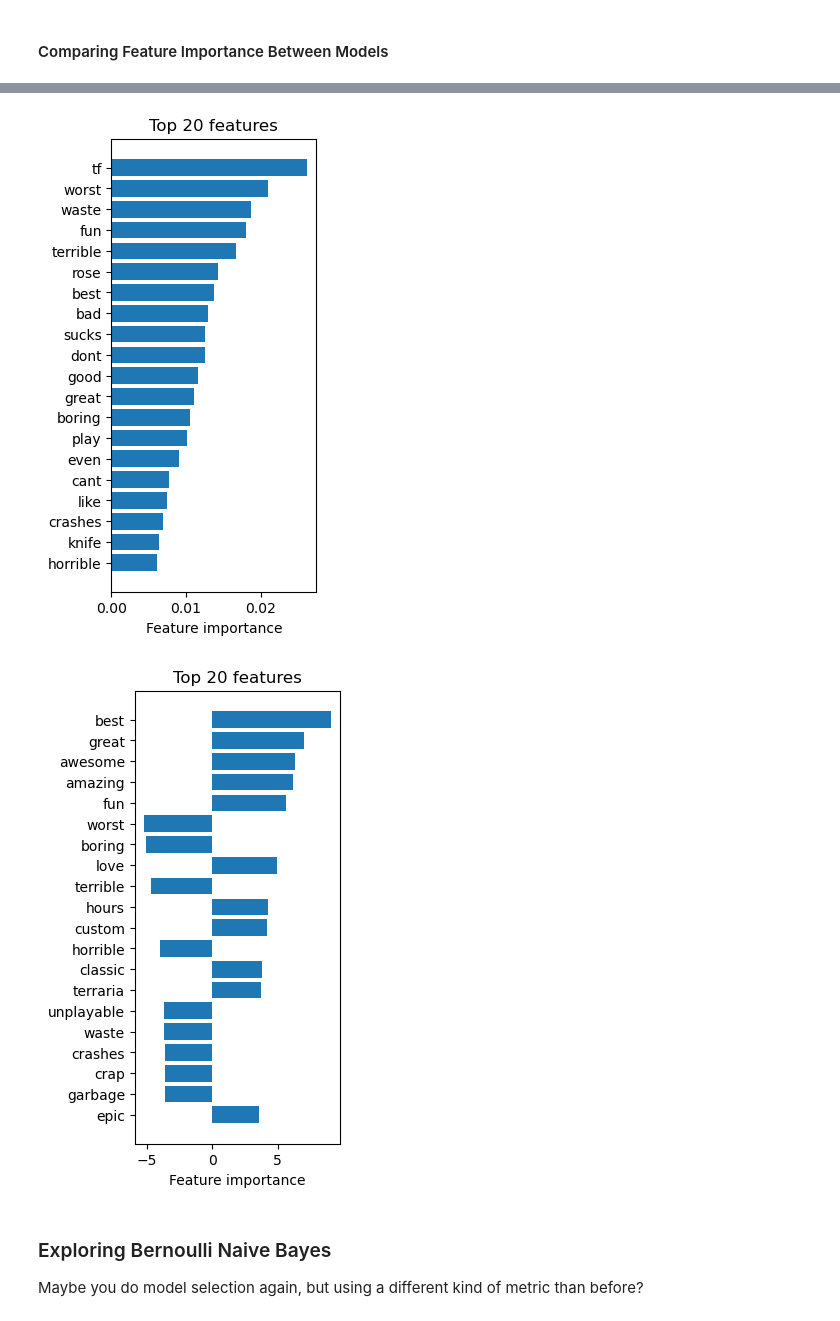
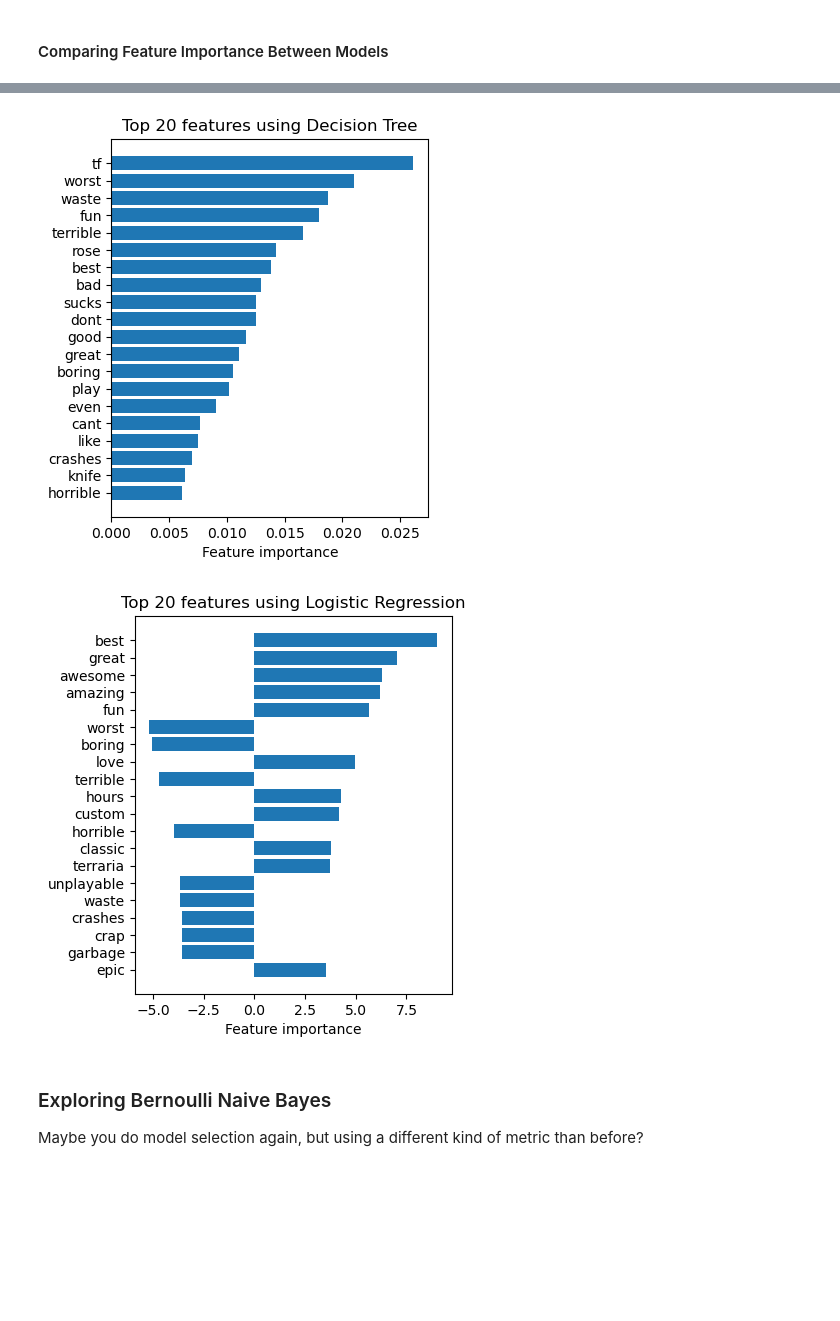
Before and after one commit to lilly-pad/Group025-Sp22, a Jupyter notebook: FinalProject_group025.ipynb, the cells around one changed output, grey strips where cells are left out. Drawn from its saved outputs; the diff is of its cells as text; code cells hidden in the pictures; blank space fills up the shorter version.

```diff
--- a/FinalProject_group025.ipynb
+++ b/FinalProject_group025.ipynb
@@ -395,33 +414,33 @@ plot_top_words(model, feature_names, n_top_words, colormap='plasma'):
 # %%
+
 n = 20 # Decision Tree
 
 features = classifier3['vect'].get_feature_names_out()
 importance = classifier3._final_estimator.feature_importances_.argsort()[::-1][:n]# summarize feature importance
 
-plt.figure(figsize=(9, 6), dpi=100)
-plt.subplot(131)
-plt.title('Top %i features' %n)
+plt.figure(figsize=(9, 5), dpi=100)
+plt.subplot(121)
+plt.title('Top %i features using Decision Tree' %n)
 plt.xlabel("Feature importance")
 plt.barh(features[importance], classifier3._final_estimator.feature_importances_[importance])
 plt.gca().invert_yaxis()
 plt.show()
+
+n = 20 # Logistic Regression
+
+features = classifier4['vect'].get_feature_names_out()
+importance = np.absolute(classifier4._final_estimator.coef_[0]).argsort()[::-1][:n]# summarize feature importance
+
+plt.figure(figsize=(9, 5), dpi=100)
+plt.subplot(122)
+plt.title('Top %i features using Logistic Regression' %n)
+plt.xlabel("Feature importance")
+plt.barh(features[importance], classifier4._final_estimator.coef_[0][importance])
+plt.gca().invert_yaxis()
+plt.show()
 # %% [output]
-[figure, old version]
+[figure, new version]
+[figure, added]
-# %%
-n = 20 # Logistic Regression
-
-features = classifier4['vect'].get_feature_names_out()
-importance = np.absolute(classifier4._final_estimator.coef_[0]).argsort()[::-1][:n]# summarize feature importance
-
-plt.figure(figsize=(9, 6), dpi=100)
-plt.subplot(131)
-plt.title('Top %i features' %n)
-plt.xlabel("Feature importance")
-plt.barh(features[importance], classifier4._final_estimator.coef_[0][importance])
-plt.gca().invert_yaxis()
-plt.show()
-# %% [output]
-[figure, removed]
 # %% [markdown]
 ### Exploring Bernoulli Naive Bayes
 
```
Also changed, not shown: parts of 6 cells of this notebook.
